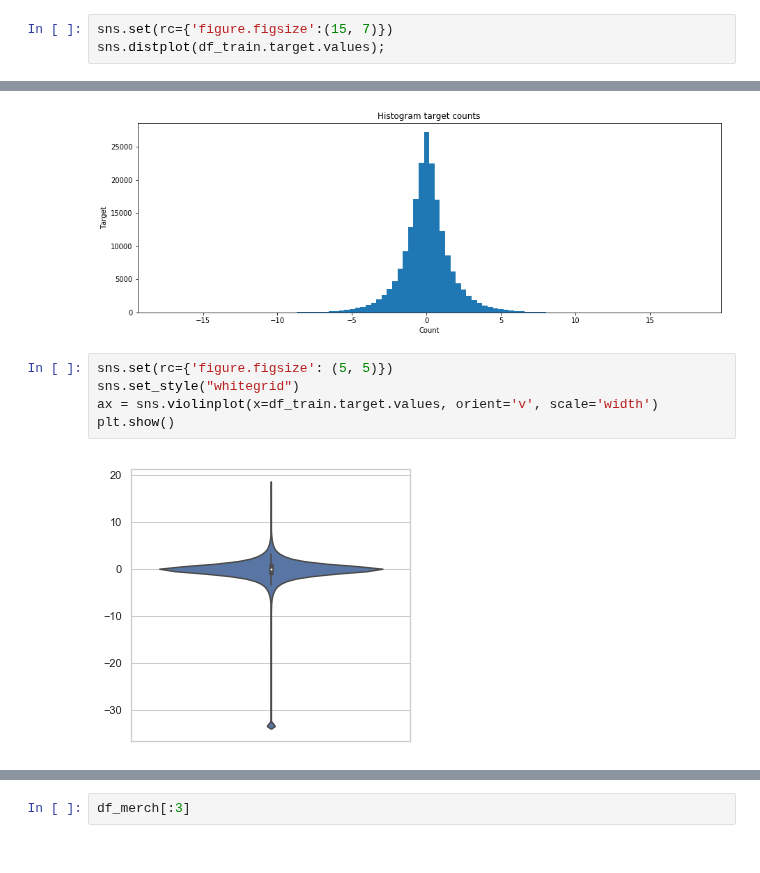
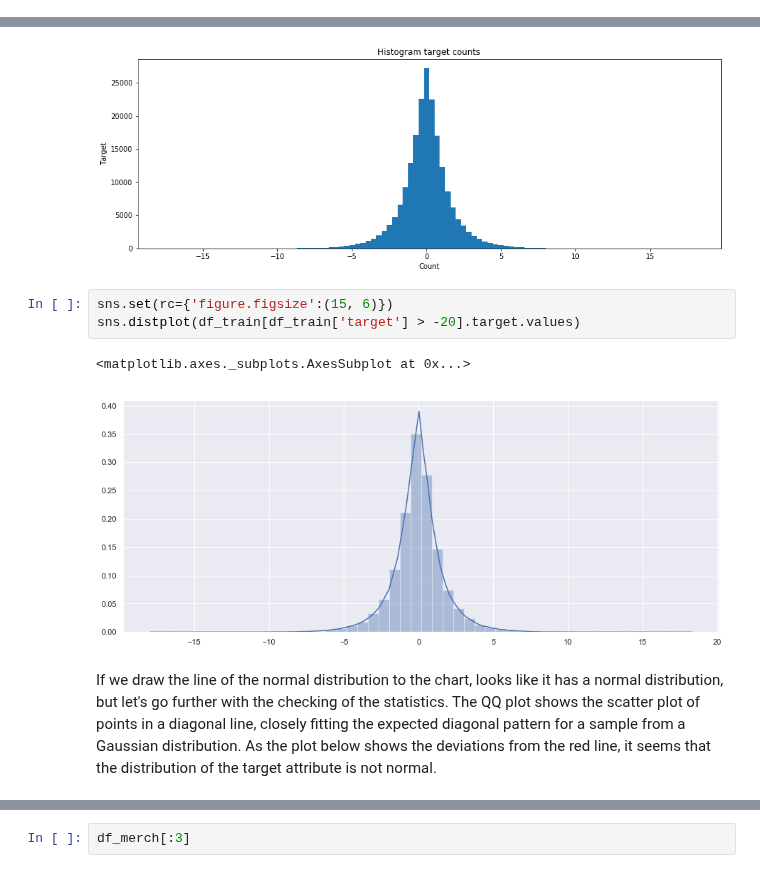
Before and after one commit to Zol-S/kaggle, a Jupyter notebook: Elo Merchant Category Recommendation/3_Visualization.ipynb, the cells around one changed output, grey strips where cells are left out. Drawn from its saved outputs; the diff is of its cells as text.

Commit message:
Added visualizations and LightGBM
Added visualizations and LightGBM

```diff
--- a/Elo Merchant Category Recommendation/3_Visualization.ipynb
+++ b/Elo Merchant Category Recommendation/3_Visualization.ipynb
@@ -60,3 +65,0 @@ plt.show()
-# %%
-sns.set(rc={'figure.figsize':(15, 7)})
-sns.distplot(df_train.target.values);
@@ -72,9 +75,10 @@ plt.show()
 # %% [output]
 [figure]
 # %%
-sns.set(rc={'figure.figsize': (5, 5)})
-sns.set_style("whitegrid")
-ax = sns.violinplot(x=df_train.target.values, orient='v', scale='width')
-plt.show()
+sns.set(rc={'figure.figsize':(15, 6)})
+sns.distplot(df_train[df_train['target'] > -20].target.values)
 # %% [output]
+<matplotlib.axes._subplots.AxesSubplot at 0x...>
-[figure, old version]
+[figure, new version]
+# %% [markdown]
+If we draw the line of the normal distribution to the chart, looks like it has a normal distribution, but let's go further with the checking of the statistics. The QQ plot shows the scatter plot of points in a diagonal line, closely fitting the expected diagonal pattern for a sample from a Gaussian distribution. As the plot below shows the deviations from the red line, it seems that the distribution of the target attribute is not normal.
```
Also changed, not shown: parts of 35 cells of this notebook, 5 other files.
